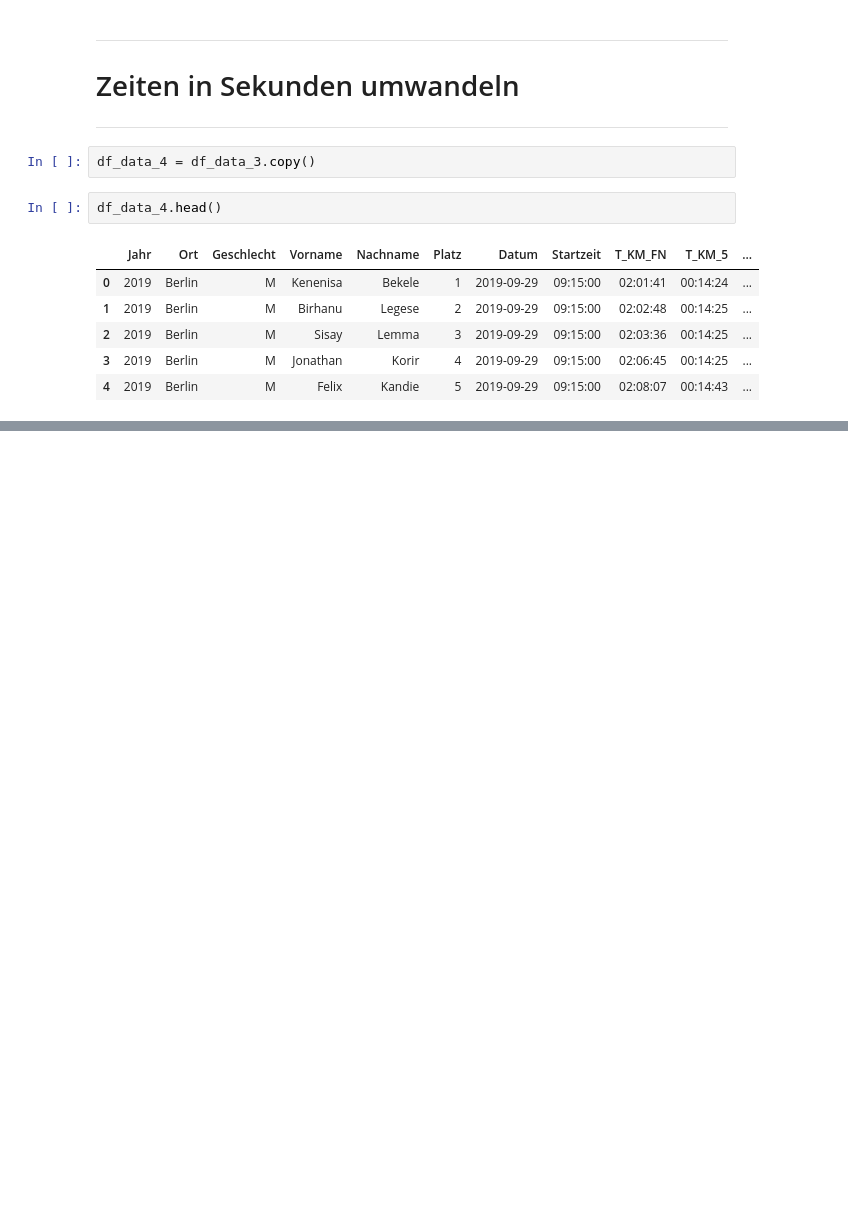
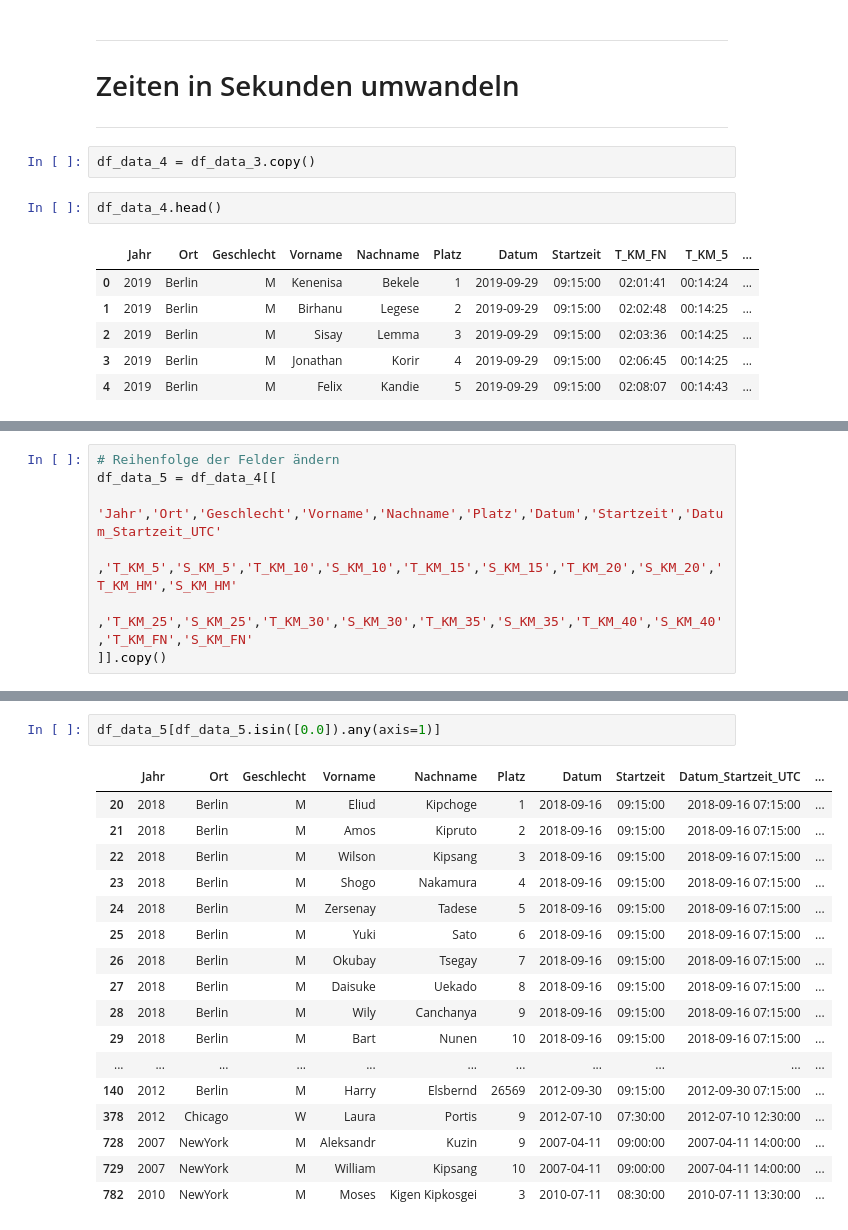
Before and after one commit to Wade-Sys/wma, a Jupyter notebook: Marathon/prepare_wmm_data_all.ipynb, the cells around one changed output, grey strips where cells are left out. Cells and saved outputs as stored; diff of their text form; blank space fills up the shorter version.

```diff
--- a/Marathon/prepare_wmm_data_all.ipynb
+++ b/Marathon/prepare_wmm_data_all.ipynb
@@ -448,0 +461,7 @@ df_data_4.head()
+# %%
+# Reihenfolge der Felder ändern
+df_data_5 = df_data_4[[
+    'Jahr','Ort','Geschlecht','Vorname','Nachname','Platz','Datum','Startzeit','Datum_Startzeit_UTC'
+    ,'T_KM_5','S_KM_5','T_KM_10','S_KM_10','T_KM_15','S_KM_15','T_KM_20','S_KM_20','T_KM_HM','S_KM_HM'
+    ,'T_KM_25','S_KM_25','T_KM_30','S_KM_30','T_KM_35','S_KM_35','T_KM_40','S_KM_40','T_KM_FN','S_KM_FN'
+]].copy()
@@ -448,0 +499,20 @@ df_data_4.head()
+# %%
+df_data_5[df_data_5.isin([0.0]).any(axis=1)]
+# %% [output]
+|  | Jahr | Ort | Geschlecht | Vorname | Nachname | Platz | Datum | Startzeit | Datum_Startzeit_UTC | ... |
+| 20 | 2018 | Berlin | M | Eliud | Kipchoge | 1 | 2018-09-16 | 09:15:00 | 2018-09-16 07:15:00 | ... |
+| 21 | 2018 | Berlin | M | Amos | Kipruto | 2 | 2018-09-16 | 09:15:00 | 2018-09-16 07:15:00 | ... |
+| 22 | 2018 | Berlin | M | Wilson | Kipsang | 3 | 2018-09-16 | 09:15:00 | 2018-09-16 07:15:00 | ... |
+| 23 | 2018 | Berlin | M | Shogo | Nakamura | 4 | 2018-09-16 | 09:15:00 | 2018-09-16 07:15:00 | ... |
+| 24 | 2018 | Berlin | M | Zersenay | Tadese | 5 | 2018-09-16 | 09:15:00 | 2018-09-16 07:15:00 | ... |
+| 25 | 2018 | Berlin | M | Yuki | Sato | 6 | 2018-09-16 | 09:15:00 | 2018-09-16 07:15:00 | ... |
+| 26 | 2018 | Berlin | M | Okubay | Tsegay | 7 | 2018-09-16 | 09:15:00 | 2018-09-16 07:15:00 | ... |
+| 27 | 2018 | Berlin | M | Daisuke | Uekado | 8 | 2018-09-16 | 09:15:00 | 2018-09-16 07:15:00 | ... |
+| 28 | 2018 | Berlin | M | Wily | Canchanya | 9 | 2018-09-16 | 09:15:00 | 2018-09-16 07:15:00 | ... |
+| 29 | 2018 | Berlin | M | Bart | Nunen | 10 | 2018-09-16 | 09:15:00 | 2018-09-16 07:15:00 | ... |
+| ... | ... | ... | ... | ... | ... | ... | ... | ... | ... | ... |
+| 140 | 2012 | Berlin | M | Harry | Elsbernd | 26569 | 2012-09-30 | 09:15:00 | 2012-09-30 07:15:00 | ... |
+| 378 | 2012 | Chicago | W | Laura | Portis | 9 | 2012-07-10 | 07:30:00 | 2012-07-10 12:30:00 | ... |
+| 728 | 2007 | NewYork | M | Aleksandr | Kuzin | 9 | 2007-04-11 | 09:00:00 | 2007-04-11 14:00:00 | ... |
+| 729 | 2007 | NewYork | M | William | Kipsang | 10 | 2007-04-11 | 09:00:00 | 2007-04-11 14:00:00 | ... |
+| 782 | 2010 | NewYork | M | Moses | Kigen Kipkosgei | 3 | 2010-07-11 | 08:30:00 | 2010-07-11 13:30:00 | ... |
```
Also changed, not shown: parts of 12 cells of this notebook.
